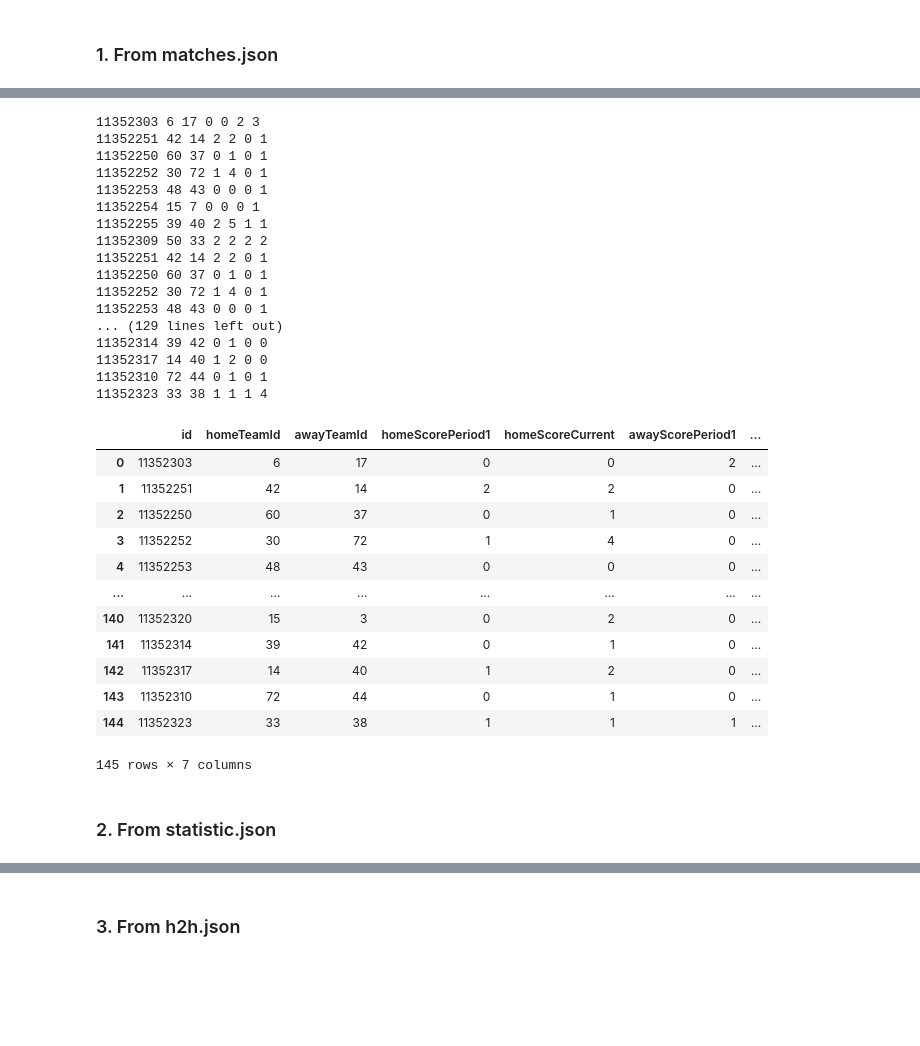
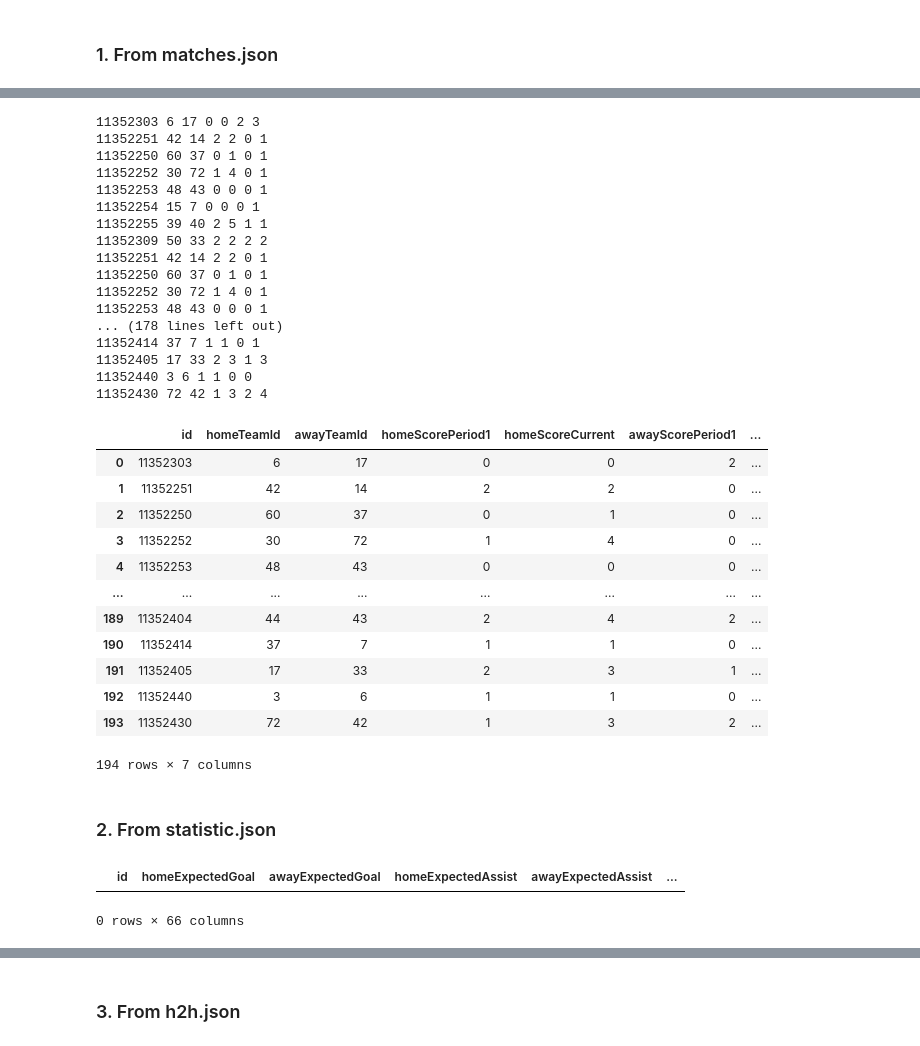
Before and after one commit to ML-DM-project/football-predict, a Jupyter notebook: data_preprocess.ipynb, the cells around one changed output, grey strips where cells are left out. Cells and saved outputs as stored; diff of their text form; code cells hidden in the pictures; blank space fills up the shorter version.

Commit message:
add more data from previous seasion

```diff
--- a/data_preprocess.ipynb
+++ b/data_preprocess.ipynb
@@ -7,7 +7,0 @@ import json
-# %%
-with open("EPL_23-24\\2023_11_07\\matches.json", "r", encoding="utf-8") as f:
-    data = json.load(f)
-# %%
-for obj in data["events"]:
-    if obj["tournament"]["id"] == 1:
-        print(obj)
@@ -16,5 +8,5 @@ for obj in data["events"]:
 # %%
 import glob
 
-for file in glob.glob("EPL 23-24\\*\\matches.json"):
+for file in glob.glob(f"{root_folder}\\*\\matches.json"):
     print(file)
@@ -21,5 +31,5 @@ for file in glob.glob("EPL 23-24\\*\\matches.json"):
 # %%
-for file in glob.glob("EPL_23-24\\*\\matches.json"):
+for file in glob.glob(f"{root_folder}\\*\\matches.json"):
     with open(file, "r", encoding="utf-8") as f:
         data = json.load(f)
         for obj in data["events"]:
@@ -40,49 +50,49 @@ for file in glob.glob("EPL_23-24\\*\\matches.json"):
 11352250 60 37 0 1 0 1
 11352252 30 72 1 4 0 1
 11352253 48 43 0 0 0 1
-... (129 lines left out)
-11352314 39 42 0 1 0 0
-11352317 14 40 1 2 0 0
-11352310 72 44 0 1 0 1
-11352323 33 38 1 1 1 4
+... (178 lines left out)
+11352414 37 7 1 1 0 1
+11352405 17 33 2 3 1 3
+11352440 3 6 1 1 0 0
+11352430 72 42 1 3 2 4
 # %%
 import pandas as pd
 
 dictionary = {
     "id": [],
     "homeTeamId": [],
     "awayTeamId": [],
     "homeScorePeriod1": [],
     "homeScoreCurrent": [],
     "awayScorePeriod1": [],
     "awayScoreCurrent": []
 }
 
 df = pd.DataFrame(dictionary)
 
-for file in glob.glob("EPL_23-24\\*\\matches.json"):
+for file in glob.glob(f"{root_folder}\\*\\matches.json"):
     with open(file, "r", encoding="utf-8") as f:
         data = json.load(f)
         for obj in data["events"]:
             if obj["tournament"]["id"] == 1 and obj["status"]["code"] == 100:
                 info = [obj["id"], obj["homeTeam"]["id"], obj["awayTeam"]["id"],
                       obj["homeScore"]["period1"], obj["homeScore"]["current"],
                       obj["awayScore"]["period1"], obj["awayScore"]["current"]]
                 df.loc[len(df)] = info
 
 df
 # %% [output]
 |  | id | homeTeamId | awayTeamId | homeScorePeriod1 | homeScoreCurrent | awayScorePeriod1 | ... |
 | 0 | 11352303 | 6 | 17 | 0 | 0 | 2 | ... |
 | 1 | 11352251 | 42 | 14 | 2 | 2 | 0 | ... |
 | 2 | 11352250 | 60 | 37 | 0 | 1 | 0 | ... |
 | 3 | 11352252 | 30 | 72 | 1 | 4 | 0 | ... |
 | 4 | 11352253 | 48 | 43 | 0 | 0 | 0 | ... |
 | ... | ... | ... | ... | ... | ... | ... | ... |
-| 140 | 11352320 | 15 | 3 | 0 | 2 | 0 | ... |
-| 141 | 11352314 | 39 | 42 | 0 | 1 | 0 | ... |
-| 142 | 11352317 | 14 | 40 | 1 | 2 | 0 | ... |
-| 143 | 11352310 | 72 | 44 | 0 | 1 | 0 | ... |
-| 144 | 11352323 | 33 | 38 | 1 | 1 | 1 | ... |
+| 189 | 11352404 | 44 | 43 | 2 | 4 | 2 | ... |
+| 190 | 11352414 | 37 | 7 | 1 | 1 | 0 | ... |
+| 191 | 11352405 | 17 | 33 | 2 | 3 | 1 | ... |
+| 192 | 11352440 | 3 | 6 | 1 | 1 | 0 | ... |
+| 193 | 11352430 | 72 | 42 | 1 | 3 | 2 | ... |
-145 rows × 7 columns
+194 rows × 7 columns
 # %%
@@ -166,6 +176,9 @@ dictionary = {
 
 df = pd.DataFrame(dictionary)
 df
+# %% [output]
+|  | id | homeExpectedGoal | awayExpectedGoal | homeExpectedAssist | awayExpectedAssist | ... |
+0 rows × 66 columns
 # %%
 def getExpected(statisticsItems):
     homeExpectedGoal = 0
```
Also changed, not shown: parts of 21 cells of this notebook, 13 other files.
